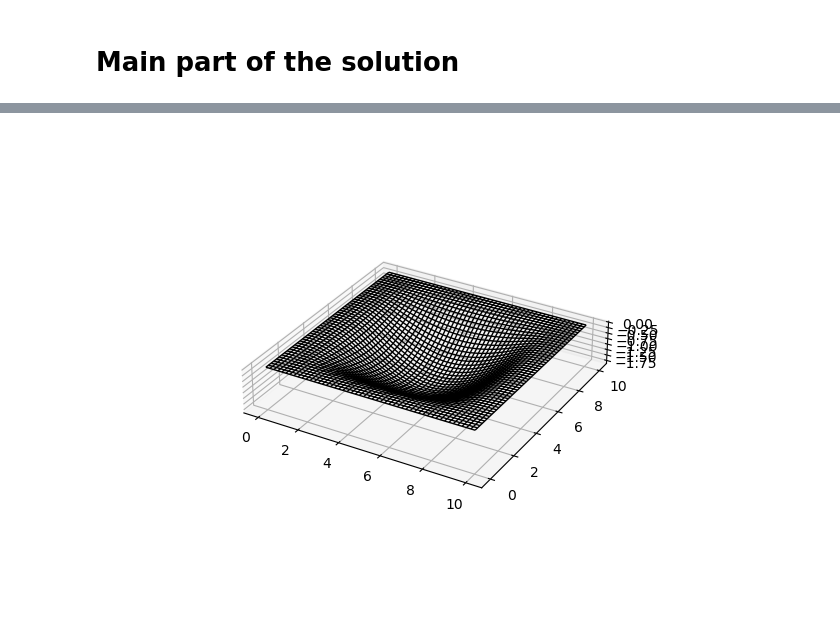
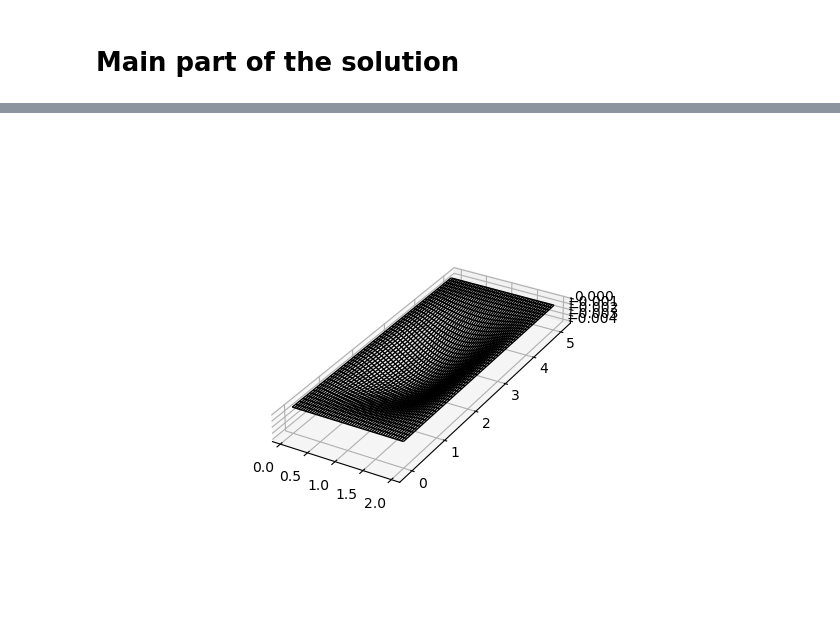
Before and after one commit to kamosevoyan/Diploma_work, a Jupyter notebook: Notebooks/Biharmonic_equation.ipynb, the cells around one changed output, grey strips where cells are left out. Cells and saved outputs as stored; diff of their text form; code cells hidden in the pictures.

Commit message:
Add rectangular shape

```diff
--- a/Notebooks/Biharmonic_equation.ipynb
+++ b/Notebooks/Biharmonic_equation.ipynb
@@ -293,16 +305,16 @@ x_axis_yy_0 = np.array([743/1120*h, 561/1120*h, 121/2240*h, 1/2240*h])
 # %%
-x_axis_xy = np.array([-3/160/h, -9/20/h, -9/32/h, 3/2/h, -9/32/h, -9/20/h, -3/160/h])
-y_axis_xy = np.array([-3/160/h, -9/20/h, -9/32/h, 3/2/h, -9/32/h, -9/20/h, -3/160/h])
+x_axis_xy = np.array([-3/160/h_1, -9/20/h_1, -9/32/h_1, 3/2/h_1, -9/32/h_1, -9/20/h_1, -3/160/h_1])
+y_axis_xy = np.array([-3/160/h_2, -9/20/h_2, -9/32/h_2, 3/2/h_2, -9/32/h_2, -9/20/h_2, -3/160/h_2])
 
-x_axis_xy_3 = np.array([-3/160/h, -9/20/h, -9/32/h, 3/2/h, -9/32/h, -9/20/h, -3/160/h])
-y_axis_xy_3 = np.array([-3/160/h, -9/20/h, -9/32/h, 3/2/h, -9/32/h, -9/20/h, -3/160/h])
+x_axis_xy_3 = np.array([-3/160/h_1, -9/20/h_1, -9/32/h_1, 3/2/h_1, -9/32/h_1, -9/20/h_1, -3/160/h_1])
+y_axis_xy_3 = np.array([-3/160/h_2, -9/20/h_2, -9/32/h_2, 3/2/h_2, -9/32/h_2, -9/20/h_2, -3/160/h_2])
 
-x_axis_xy_2 = np.array([-15/32/h, -9/32/h, 3/2/h, -9/32/h, -9/20/h, -3/160/h])
-y_axis_xy_2 = np.array([-15/20/h, -9/32/h, 3/2/h, -9/32/h, -9/20/h, -3/160/h])
+x_axis_xy_2 = np.array([-15/32/h_1, -9/32/h_1, 3/2/h_1, -9/32/h_1, -9/20/h_1, -3/160/h_1])
+y_axis_xy_2 = np.array([-15/20/h_2, -9/32/h_2, 3/2/h_2, -9/32/h_2, -9/20/h_2, -3/160/h_2])
 
-x_axis_xy_1= np.array([-51/80/h, 111/80/h, -9/32/h, -9/20/h, -3/160/h])
-y_axis_xy_1= np.array([-51/80/h, 111/80/h, -9/32/h, -9/20/h, -3/160/h])
+x_axis_xy_1= np.array([-51/80/h_1, 111/80/h_1, -9/32/h_1, -9/20/h_1, -3/160/h_1])
+y_axis_xy_1= np.array([-51/80/h_2, 111/80/h_2, -9/32/h_2, -9/20/h_2, -3/160/h_2])
 
-x_axis_xy_0 = np.array([9/8/h, -51/80/h, -15/32/h, -3/160/h])
-y_axis_xy_0 = np.array([9/8/h, -51/80/h, -15/32/h, -3/160/h])
+x_axis_xy_0 = np.array([9/8/h_1, -51/80/h_1, -15/32/h_1, -3/160/h_1])
+y_axis_xy_0 = np.array([9/8/h_2, -51/80/h_2, -15/32/h_2, -3/160/h_2])
 # %%
@@ -538,5 +550,5 @@ for i in range(n_points**2):
 # %%
-C = np.linalg.solve(matrix, b)
+C = np.linalg.solve(matrix, b).reshape(n_points_y, n_points_x)
 # %%
 fig, ax = plt.subplots(figsize=(4, 4))
 ax.imshow((matrix != 0))
@@ -546,17 +558,17 @@ plt.show()
 # %%
-xx, yy = np.meshgrid(x, x, indexing="ij")
+xx, yy = np.meshgrid(x, y, indexing="ij")
 zz = np.zeros_like(xx)
 # %%
-for i in range(0, IX.shape[0]):
-    for j in range(0, IY.shape[0]):
-        x_part = final_basis_normal(i, x, h, N, x0)
-        y_part = final_basis_normal(j, x, h, N, x0)
-        zz = zz + C[i*(n_points)+j] * np.outer(y_part, x_part)
+for i in range(IY.shape[0]):
+    for j in range(IX.shape[1]):
+        y_part = final_basis_normal(i, y, h_2, Ny, y0)
+        x_part = final_basis_normal(j, x, h_1, Nx, x0)
+        zz = zz + C[i, j] * np.outer(y_part, x_part)
 # %%
 %matplotlib widget
 ax = plt.axes(projection='3d')
-ax.set_box_aspect((np.ptp(xx), np.ptp(yy), np.ptp(zz)))
+ax.set_box_aspect((np.ptp(xx), np.ptp(yy), 100*np.ptp(zz)))
 ax.plot_wireframe(xx, yy, zz, color="black", lw=1)
 plt.show()
 # %% [output]
-[figure, old version]
+[figure, new version]
```
Also changed, not shown: parts of 7 cells of this notebook.
